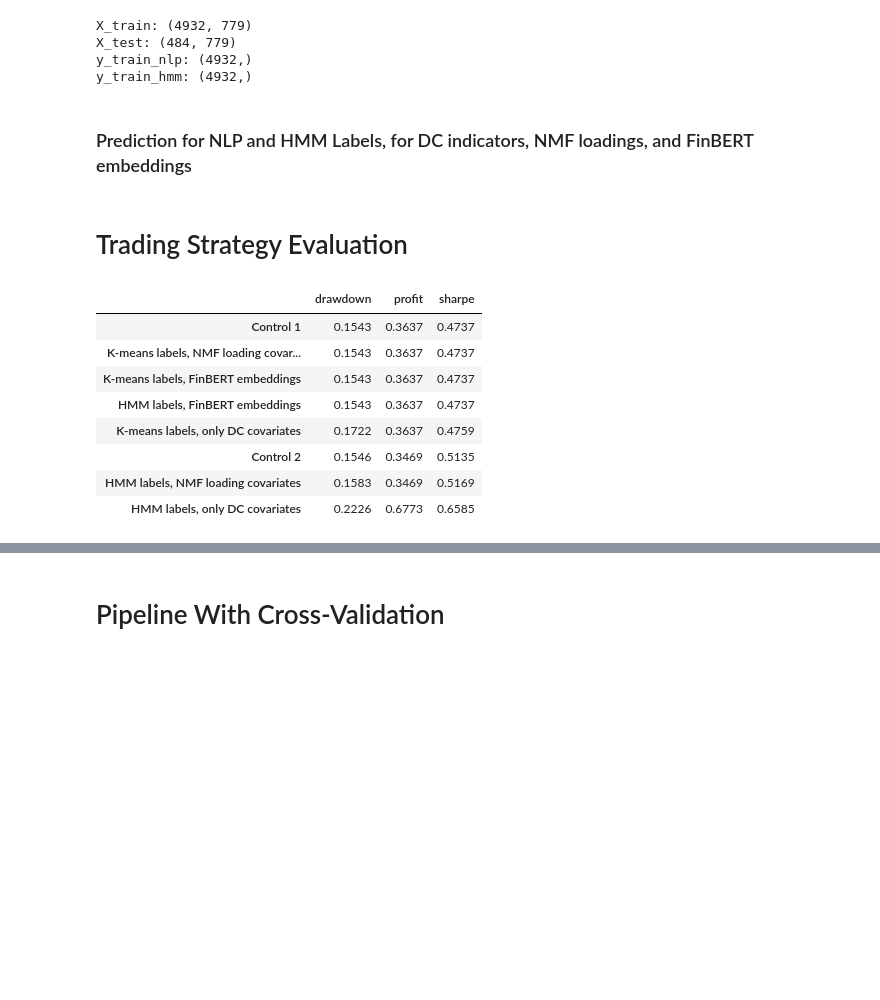
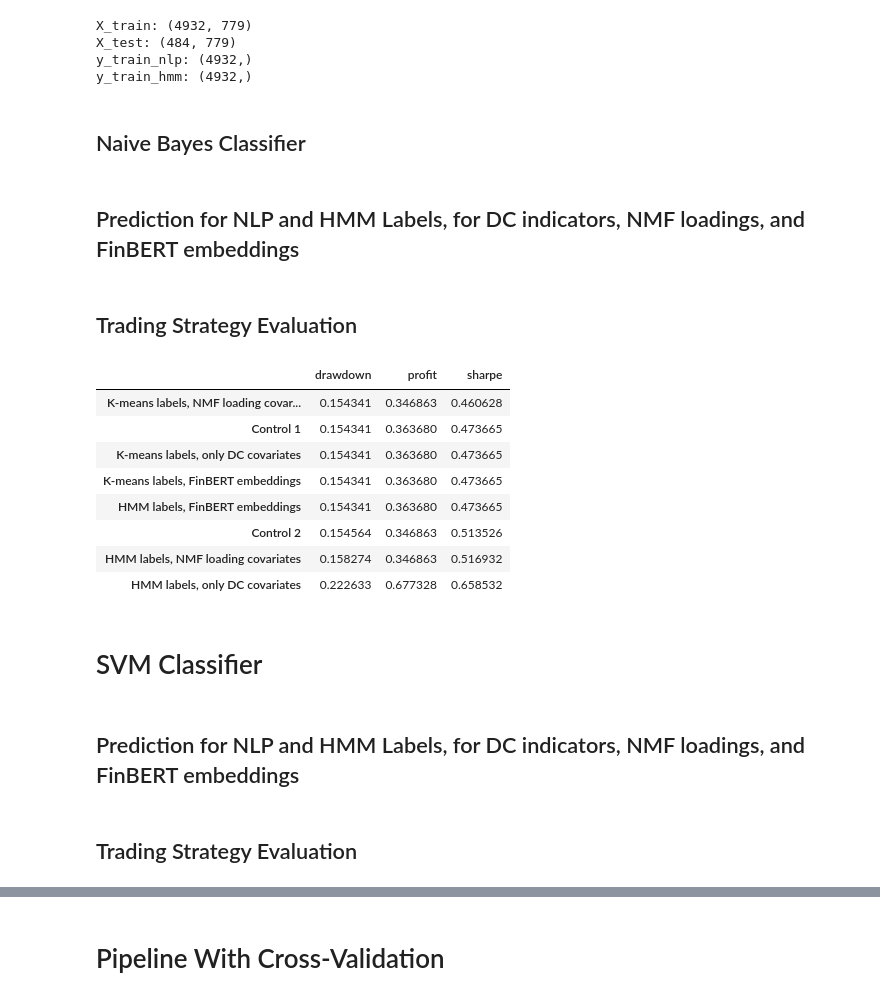
Before and after one commit to uday-31/regime-modeling-with-NLP, a Jupyter notebook: working_notebook_not_dhruv.ipynb, the cells around one changed output, grey strips where cells are left out. Saved outputs shown, nothing was run; the diff lists cells and outputs as text; code cells hidden in the pictures; blank space fills up the shorter version.

Commit message:
Used NB and SVM classifiers, and added random state for KMeans clustering:

```diff
--- a/working_notebook_not_dhruv.ipynb
+++ b/working_notebook_not_dhruv.ipynb
@@ -587,8 +585,10 @@ y_train_hmm: (4932,)
 # %%
 # X_train, X_test, y_train_nlp, y_train_hmm, y_test_nlp, y_test_nlp = pd.read_pickle('assets/X_train.pkl'), pd.read_pickle('assets/X_test.pkl'), pd.read_pickle('assets/y_train_nlp.pkl'), \
 #     pd.read_pickle('assets/y_train_hmm.pkl'), pd.read_pickle('assets/y_test_nlp.pkl'), pd.read_pickle('assets/y_test_hmm.pkl')
+# %% [markdown]
+## Naive Bayes Classifier
 # %% [markdown]
-### Prediction for NLP and HMM Labels, for DC indicators, NMF loadings, and FinBERT embeddings
+## Prediction for NLP and HMM Labels, for DC indicators, NMF loadings, and FinBERT embeddings
 # %%
 test_regimes = pd.DataFrame(index=pd.date_range(
     start=test_start,
@@ -625,7 +625,7 @@ test_regimes = add_to_regime_dataframe(X_train.iloc[:,-1:], pd.DataFrame(y_train
 test_regimes = add_to_regime_dataframe(X_train.iloc[:,:10], pd.DataFrame(y_train_hmm), X_test.iloc[:,:10], 'HMM_labels_NMF_loadings', test_regimes)
 test_regimes = add_to_regime_dataframe(X_train.iloc[:,10:-1], pd.DataFrame(y_train_hmm), X_test.iloc[:,10:-1], 'HMM_labels_finBERT_embeddings', test_regimes)
 # %% [markdown]
-# Trading Strategy Evaluation
+## Trading Strategy Evaluation
 # %%
 """ Run the control strategy on test data. """
 results = []
@@ -648,14 +648,18 @@ for label, column in zip(result_labels[2:], test_regimes.columns):
     strat_test.fit(verbose = False)
     results.append(strat_test.trading_metrics_test)
 # %%
-pd.DataFrame(results, index = result_labels).round(4).sort_values('sharpe')
+pd.DataFrame(results, index = result_labels).round(8).sort_values('sharpe')
 # %% [output]
 |  | drawdown | profit | sharpe |
-| Control 1 | 0.1543 | 0.3637 | 0.4737 |
-| K-means labels, NMF loading covar... | 0.1543 | 0.3637 | 0.4737 |
-| K-means labels, FinBERT embeddings | 0.1543 | 0.3637 | 0.4737 |
-| HMM labels, FinBERT embeddings | 0.1543 | 0.3637 | 0.4737 |
-| K-means labels, only DC covariates | 0.1722 | 0.3637 | 0.4759 |
-| Control 2 | 0.1546 | 0.3469 | 0.5135 |
-| HMM labels, NMF loading covariates | 0.1583 | 0.3469 | 0.5169 |
-| HMM labels, only DC covariates | 0.2226 | 0.6773 | 0.6585 |
+| K-means labels, NMF loading covar... | 0.154341 | 0.346863 | 0.460628 |
+| Control 1 | 0.154341 | 0.363680 | 0.473665 |
+| K-means labels, only DC covariates | 0.154341 | 0.363680 | 0.473665 |
+| K-means labels, FinBERT embeddings | 0.154341 | 0.363680 | 0.473665 |
+| HMM labels, FinBERT embeddings | 0.154341 | 0.363680 | 0.473665 |
+| Control 2 | 0.154564 | 0.346863 | 0.513526 |
+| HMM labels, NMF loading covariates | 0.158274 | 0.346863 | 0.516932 |
+| HMM labels, only DC covariates | 0.222633 | 0.677328 | 0.658532 |
+# %% [markdown]
+# SVM Classifier
+# %% [markdown]
+## Prediction for NLP and HMM Labels, for DC indicators, NMF loadings, and FinBERT embeddings
@@ -661,0 +701,2 @@ pd.DataFrame(results, index = result_labels).round(4).sort_values('sharpe')
+# %% [markdown]
+## Trading Strategy Evaluation
```
Also changed, not shown: parts of 13 cells of this notebook, 1 other file.
